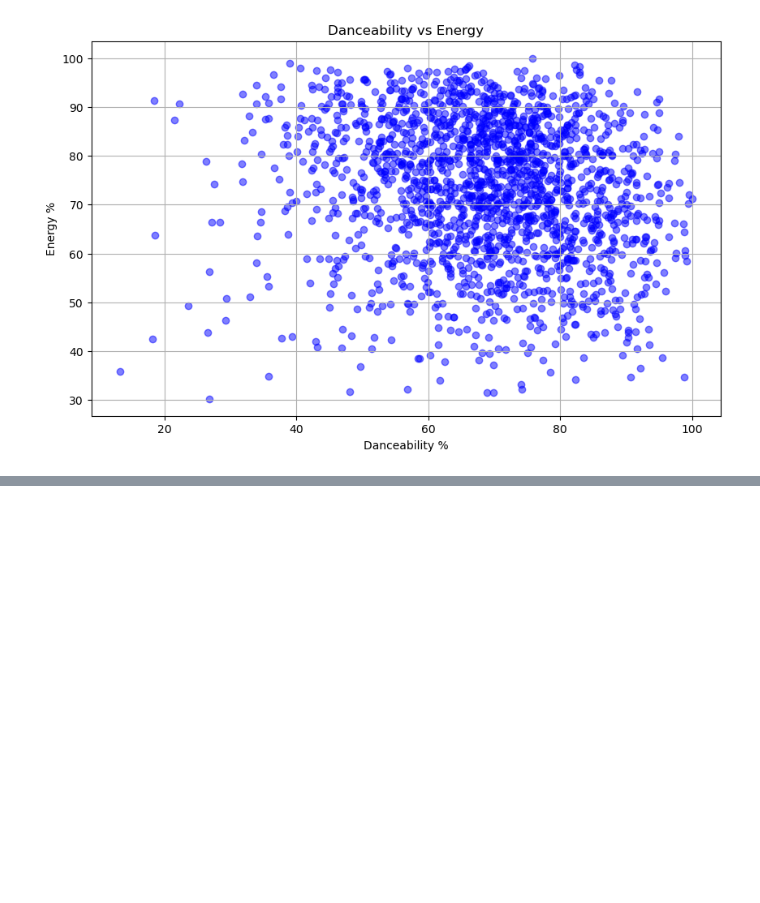
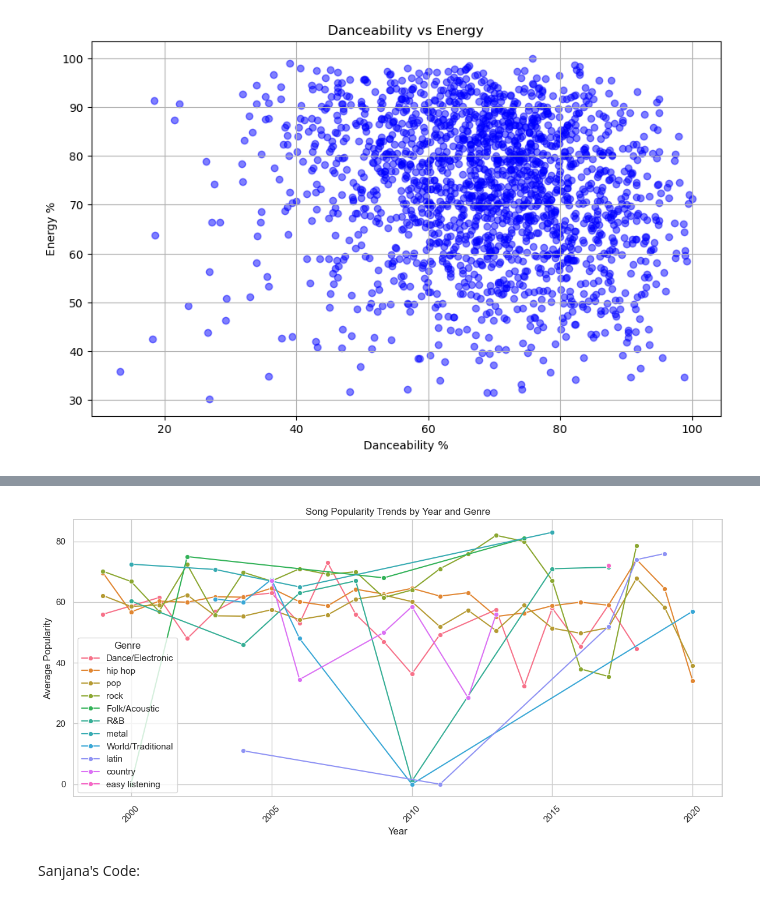
Before and after one commit to kimberlyher19/Project-3, a Jupyter notebook: Codes/SpotifyProject.ipynb, the cells around one changed output, grey strips where cells are left out. Drawn from its saved outputs; the diff is of its cells as text; code cells hidden in the pictures; blank space fills up the shorter version.

```diff
--- a/Codes/SpotifyProject.ipynb
+++ b/Codes/SpotifyProject.ipynb
@@ -199,0 +229,5 @@ show(p)
+# %%
+# Step 2: Convert the aggregation results to a DataFrame
+popularity_trends_df = pd.DataFrame(popularity_trends)
+# Display the DataFrame
+print(popularity_trends_df.head())
@@ -199,0 +248,19 @@ show(p)
+# %%
+# Set the aesthetic style of the plots
+sns.set(style="whitegrid")
+# reate a line plot for popularity trends
+plt.figure(figsize=(12, 6))
+sns.lineplot(data=popularity_trends_df, x='year', y='average_popularity', hue='genre', marker='o')
+plt.title('Song Popularity Trends by Year and Genre')
+plt.xlabel('Year')
+plt.ylabel('Average Popularity')
+plt.legend(title='Genre')
+plt.xticks(rotation=45)
+plt.tight_layout()
+
+# Show the plot
+plt.show()
+# %% [output]
+[figure, added]
+# %% [markdown]
+Sanjana's Code:
```
Also changed, not shown: parts of 5 cells of this notebook.
